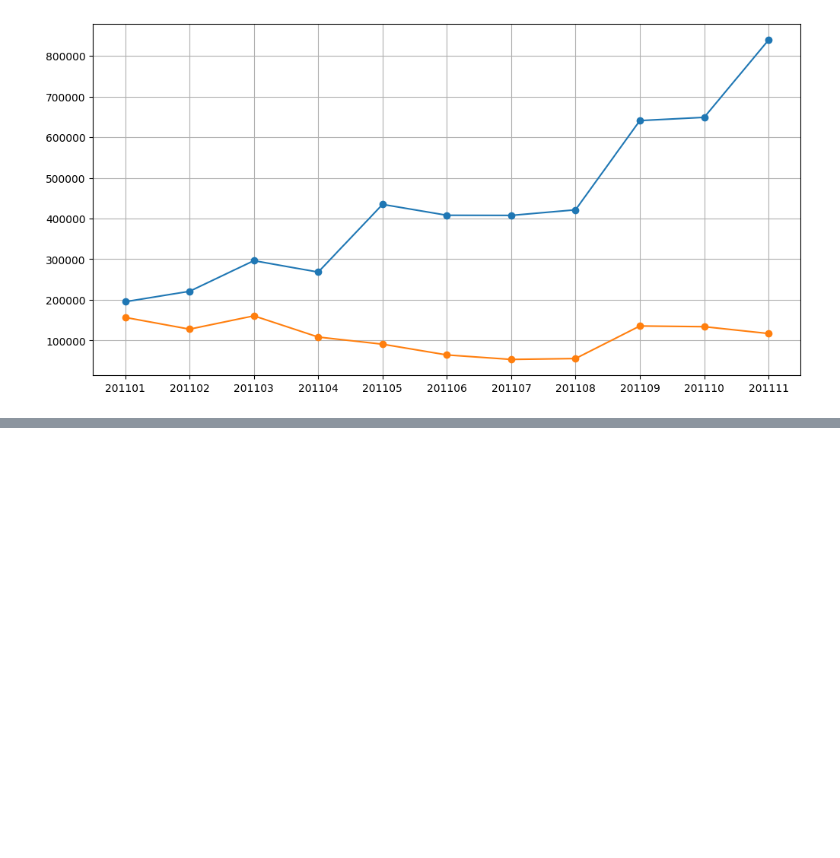
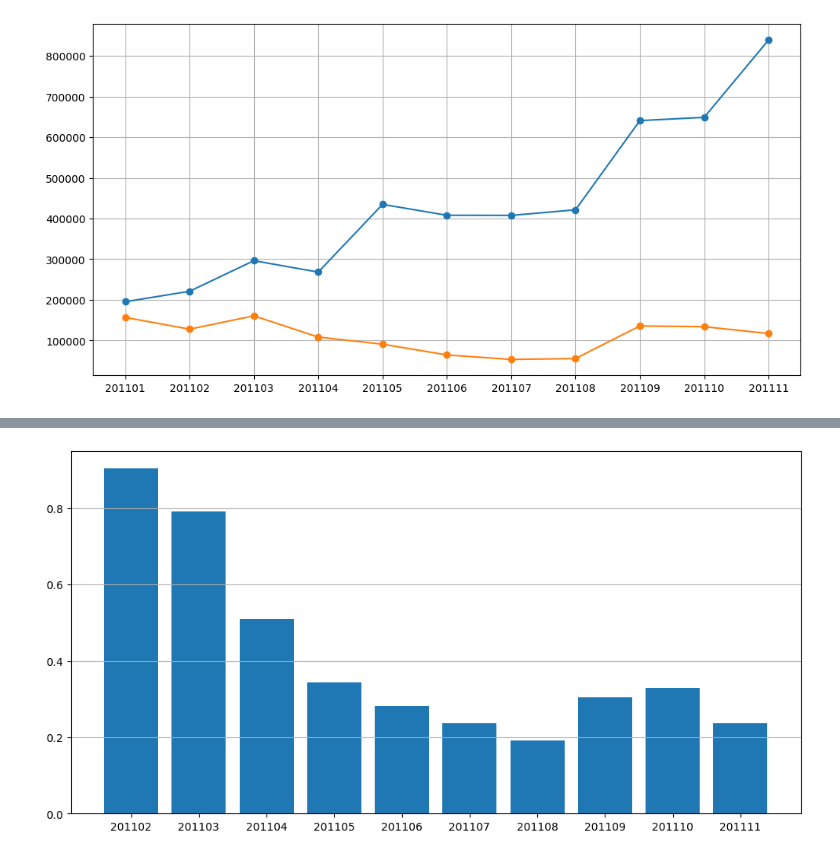
Before and after one commit to MahdiAhmadiKamal/PyLearn7-Data-Science, a Jupyter notebook: PyLearn7-Assignment39/online retail/online_retail.ipynb, the cells around one changed output, grey strips where cells are left out. Saved outputs shown, nothing was run; the diff lists cells and outputs as text; code cells hidden in the pictures; blank space fills up the shorter version.

```diff
--- a/PyLearn7-Assignment39/online retail/online_retail.ipynb
+++ b/PyLearn7-Assignment39/online retail/online_retail.ipynb
@@ -230,3 +238,11 @@ plt.show()
 # customers have a slight negative trend.
 
 # Let’s have a better view by looking at the New Customer Ratio:
+# %%
+#create a dataframe that shows new user ratio - we also need to drop NA values (first month new user ratio is 0)
+tx_user_ratio = tx_uk.query("UserType == 'New'").groupby(['InvoiceYearMonth'])['CustomerID'].nunique()/tx_uk.query("UserType == 'Existing'").groupby(['InvoiceYearMonth'])['CustomerID'].nunique()
+tx_user_ratio = tx_user_ratio.reset_index()
+tx_user_ratio = tx_user_ratio.dropna()
+
+#print the dafaframe
+tx_user_ratio
@@ -232,0 +263,8 @@ plt.show()
+# %%
+plt.figure(figsize=(12,6))
+plt.bar(tx_user_ratio.query("InvoiceYearMonth>201101 and InvoiceYearMonth<201112")['InvoiceYearMonth'].to_numpy(dtype=str),
+        tx_user_ratio.query("InvoiceYearMonth>201101 and InvoiceYearMonth<201112")['CustomerID'].to_numpy())
+plt.grid(axis='y')
+plt.show()
+# %% [output]
+[figure, added]
```
Also changed, not shown: parts of 8 cells of this notebook.
